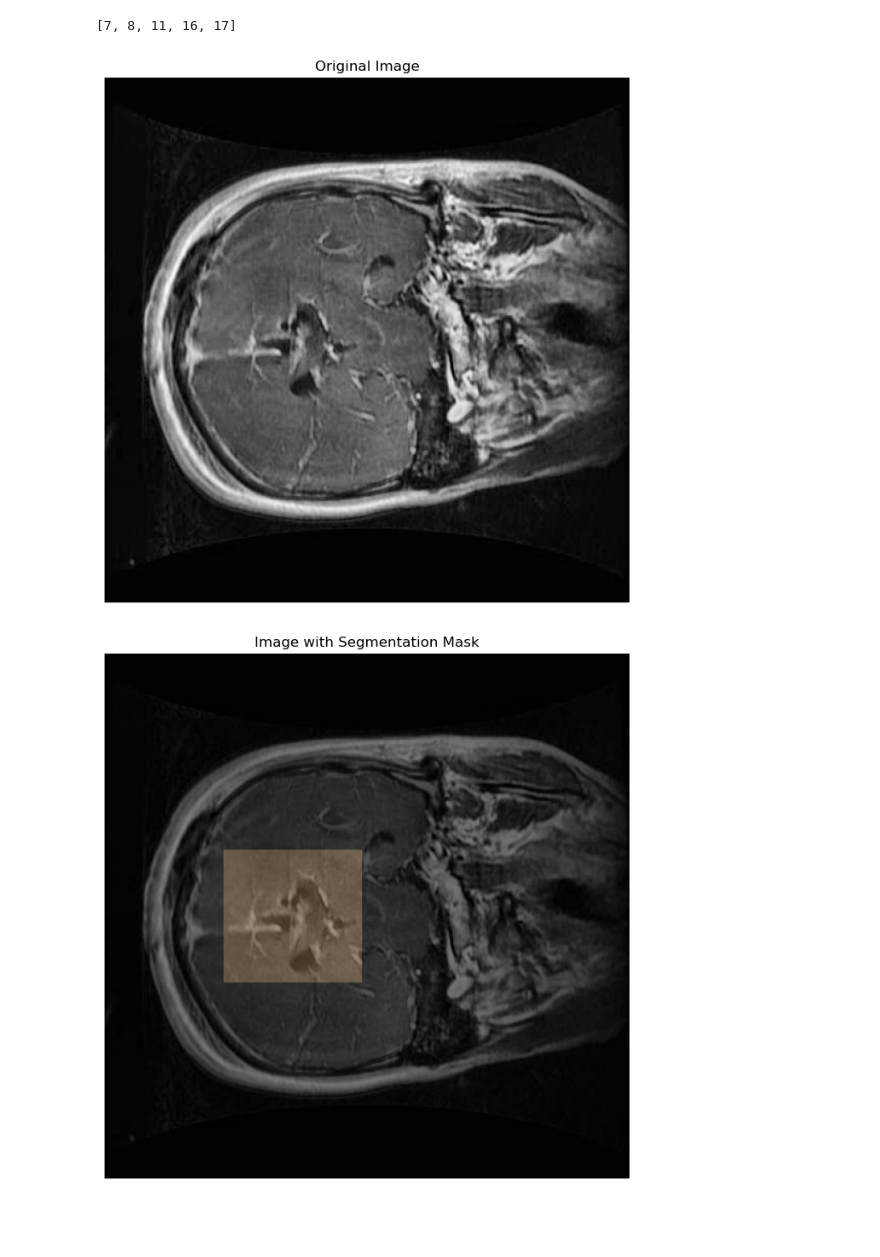
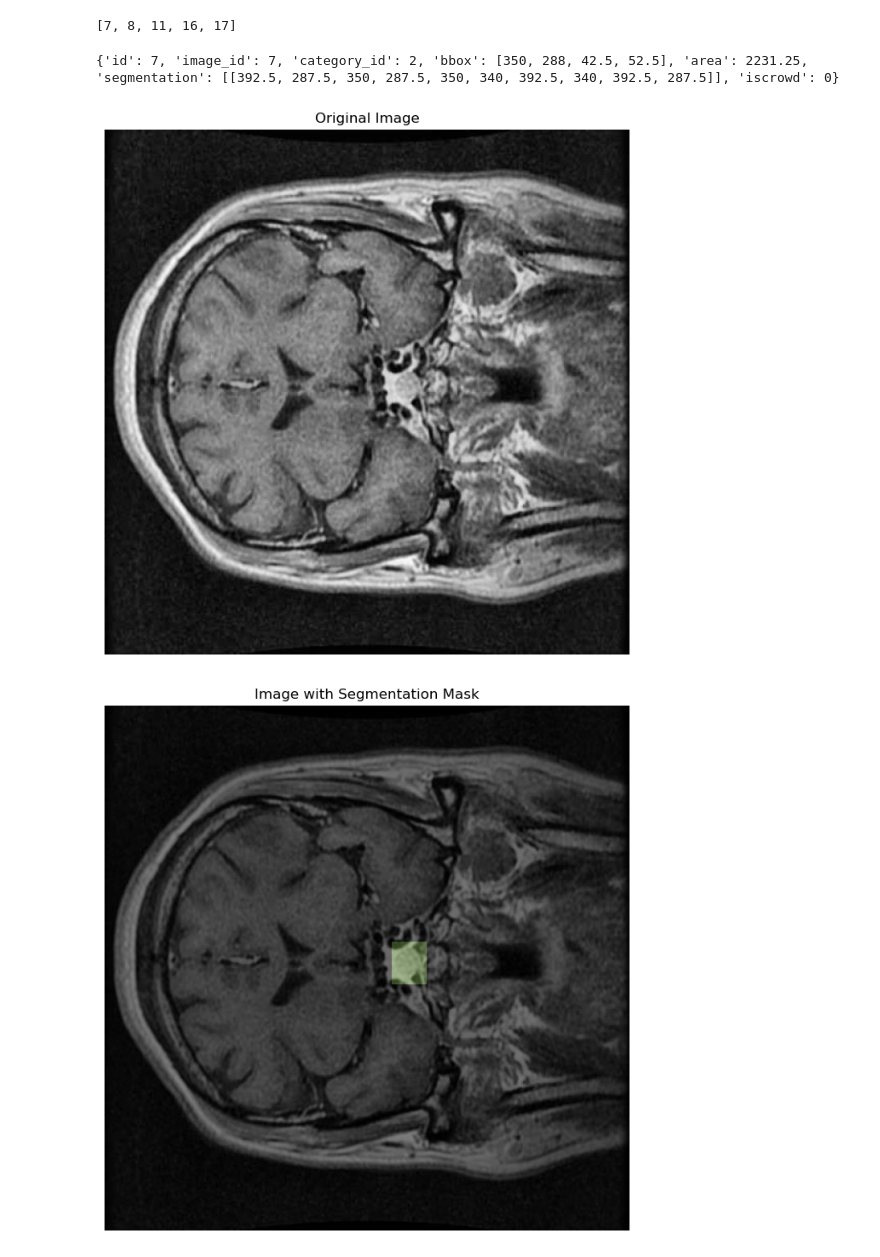
Before and after one commit to Severin48/Brain-Tumor-Semantic-Segmentation, a Jupyter notebook: DataExploration.ipynb, the cells around one changed output. Cells and saved outputs as stored; diff of their text form; code cells hidden in the pictures; blank space fills up the shorter version.

Commit message:
Show picture containing a tumor

```diff
--- a/DataExploration.ipynb
+++ b/DataExploration.ipynb
@@ -63,17 +69,17 @@ train_coco.getImgIds(catIds=[2])[:5]
 # %%
-import matplotlib.pyplot as plt
-import matplotlib.patches as patches
-from PIL import Image, ImageDraw
-import numpy as np
-import os
-
 annotation_path = train_annotation_file
 image_folder = train_dir
 
 coco = train_coco
 
-# Get sample image
-image_id = coco.getImgIds()[0]
+# Get sample image containing a tumor
+tumor_ann = train_coco.getAnnIds(catIds=[2])[0]  # category_id for "tumor" is 2
+tumor_ann = train_coco.loadAnns(tumor_ann)[0]
+
+print(tumor_ann)
+
+# Get all unique image_ids that have a tumor annotation
+image_id = tumor_ann['image_id']
 image_info = coco.loadImgs(image_id)[0]
 
 image_path = os.path.join(image_folder, image_info['file_name'])
@@ -82,32 +88,33 @@ image = Image.open(image_path).convert("RGB")
 # Display original
 plt.figure(figsize=(8, 8))
 plt.imshow(image)
 plt.title("Original Image")
 plt.axis("off")
 plt.show()
 
 # Load annotations sample image
 ann_ids = coco.getAnnIds(imgIds=image_info['id'])
 annotations = coco.loadAnns(ann_ids)
 
 # Create mask overlay
 mask_overlay = Image.new('RGB', image.size)
 for ann in annotations:
     mask = coco.annToMask(ann)
     color = tuple(np.random.randint(0, 255, size=3).tolist())
     pil_mask = Image.fromarray((mask * 255).astype(np.uint8))
     colored_mask = Image.new('RGB', image.size, color)
     mask_overlay = Image.composite(colored_mask, mask_overlay, pil_mask)
 
 # Combine original image with mask
 combined = Image.blend(image, mask_overlay, alpha=0.5)
 
 # Display combined
 plt.figure(figsize=(8, 8))
 plt.imshow(combined)
 plt.title("Image with Segmentation Mask")
 plt.axis("off")
 plt.show()
 # %% [output]
+{'id': 7, 'image_id': 7, 'category_id': 2, 'bbox': [350, 288, 42.5, 52.5], 'area': 2231.25, 'segmentation': [[392.5, 287.5, 350, 287.5, 350, 340, 392.5, 340, 392.5, 287.5]], 'iscrowd': 0}
-[figure, old version]
+[figure, new version]
-[figure, old version]
+[figure, new version]
```
Also changed, not shown: parts of 2 cells of this notebook.
